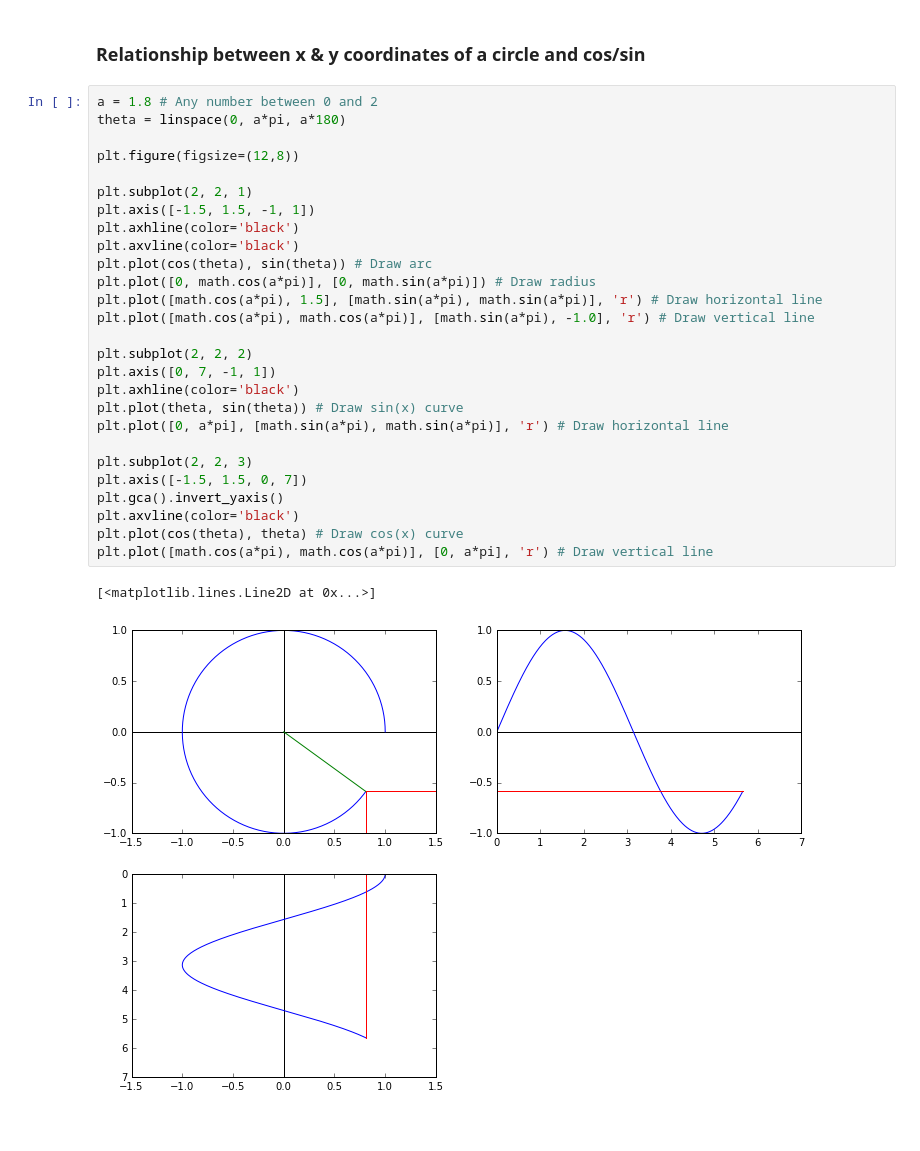
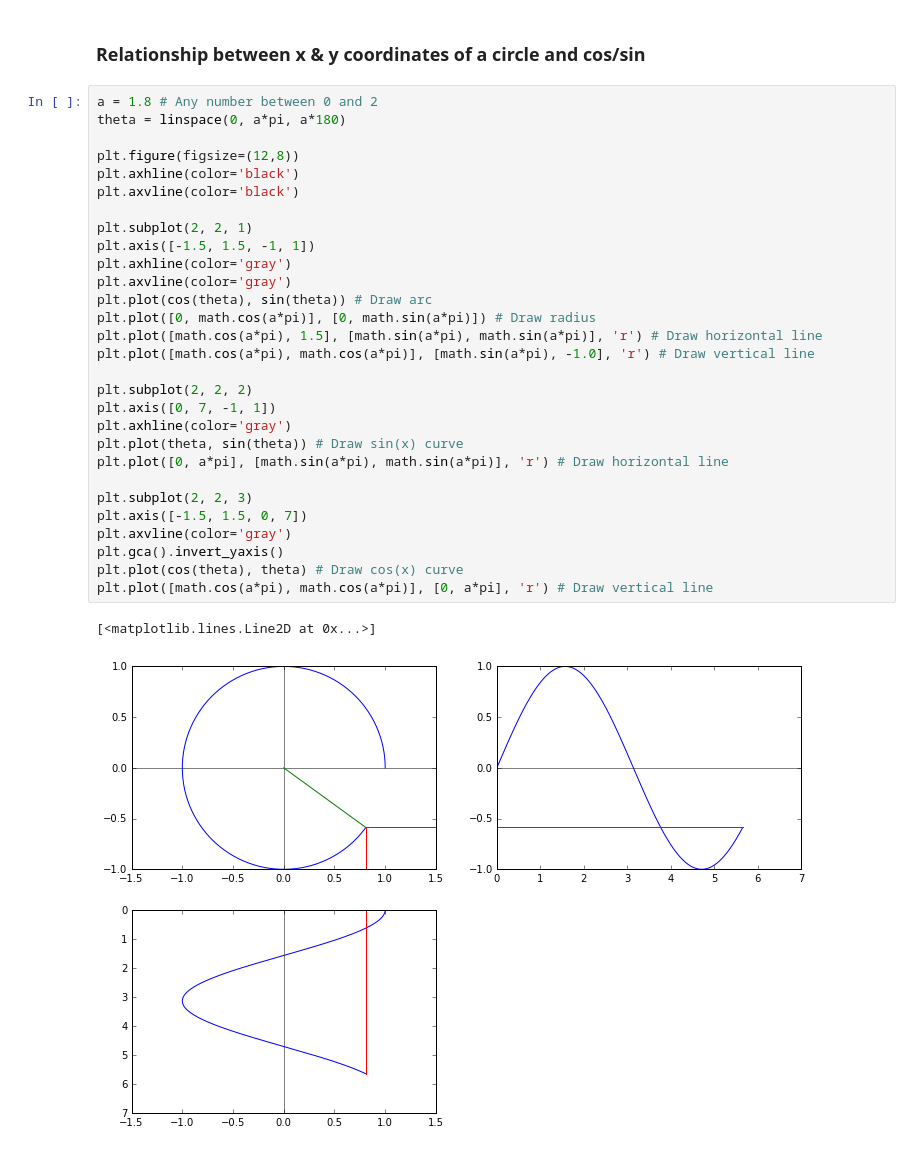
Before and after one commit to zehnpaard/jupyter-notebooks, a Jupyter notebook: circles.ipynb, the cells around one changed output. Saved outputs shown, nothing was run; the diff lists cells and outputs as text.

Commit message:
Changed axes colors
Changed axes colors in final figure from black to gray

```diff
--- a/circles.ipynb
+++ b/circles.ipynb
@@ -59,30 +59,32 @@ plt.axis('equal')
 # %%
 a = 1.8 # Any number between 0 and 2
 theta = linspace(0, a*pi, a*180)
 
 plt.figure(figsize=(12,8))
+plt.axhline(color='black')
+plt.axvline(color='black')
 
 plt.subplot(2, 2, 1)
 plt.axis([-1.5, 1.5, -1, 1])
-plt.axhline(color='black')
-plt.axvline(color='black')
+plt.axhline(color='gray')
+plt.axvline(color='gray')
 plt.plot(cos(theta), sin(theta)) # Draw arc
 plt.plot([0, math.cos(a*pi)], [0, math.sin(a*pi)]) # Draw radius
 plt.plot([math.cos(a*pi), 1.5], [math.sin(a*pi), math.sin(a*pi)], 'r') # Draw horizontal line
 plt.plot([math.cos(a*pi), math.cos(a*pi)], [math.sin(a*pi), -1.0], 'r') # Draw vertical line
 
 plt.subplot(2, 2, 2)
 plt.axis([0, 7, -1, 1])
-plt.axhline(color='black')
+plt.axhline(color='gray')
 plt.plot(theta, sin(theta)) # Draw sin(x) curve
 plt.plot([0, a*pi], [math.sin(a*pi), math.sin(a*pi)], 'r') # Draw horizontal line
 
 plt.subplot(2, 2, 3)
 plt.axis([-1.5, 1.5, 0, 7])
+plt.axvline(color='gray')
 plt.gca().invert_yaxis()
-plt.axvline(color='black')
 plt.plot(cos(theta), theta) # Draw cos(x) curve
 plt.plot([math.cos(a*pi), math.cos(a*pi)], [0, a*pi], 'r') # Draw vertical line
 # %% [output]
 [<matplotlib.lines.Line2D at 0x...>]
-[figure, old version]
+[figure, new version]
```
